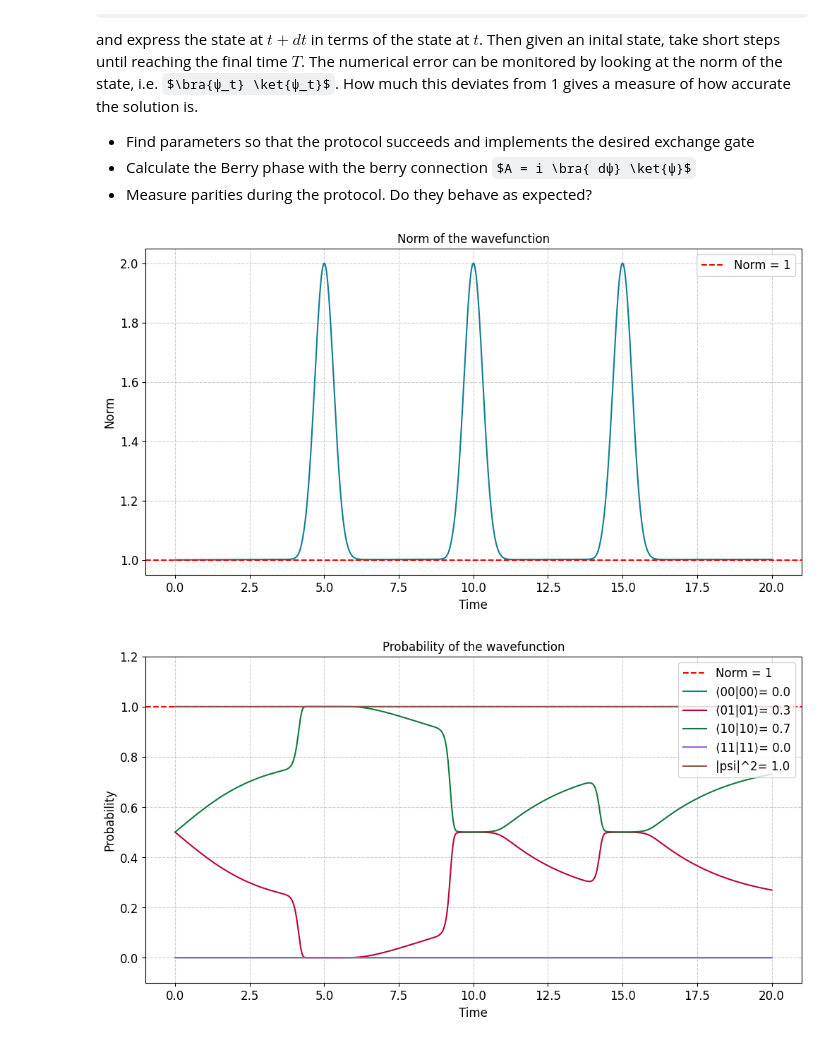
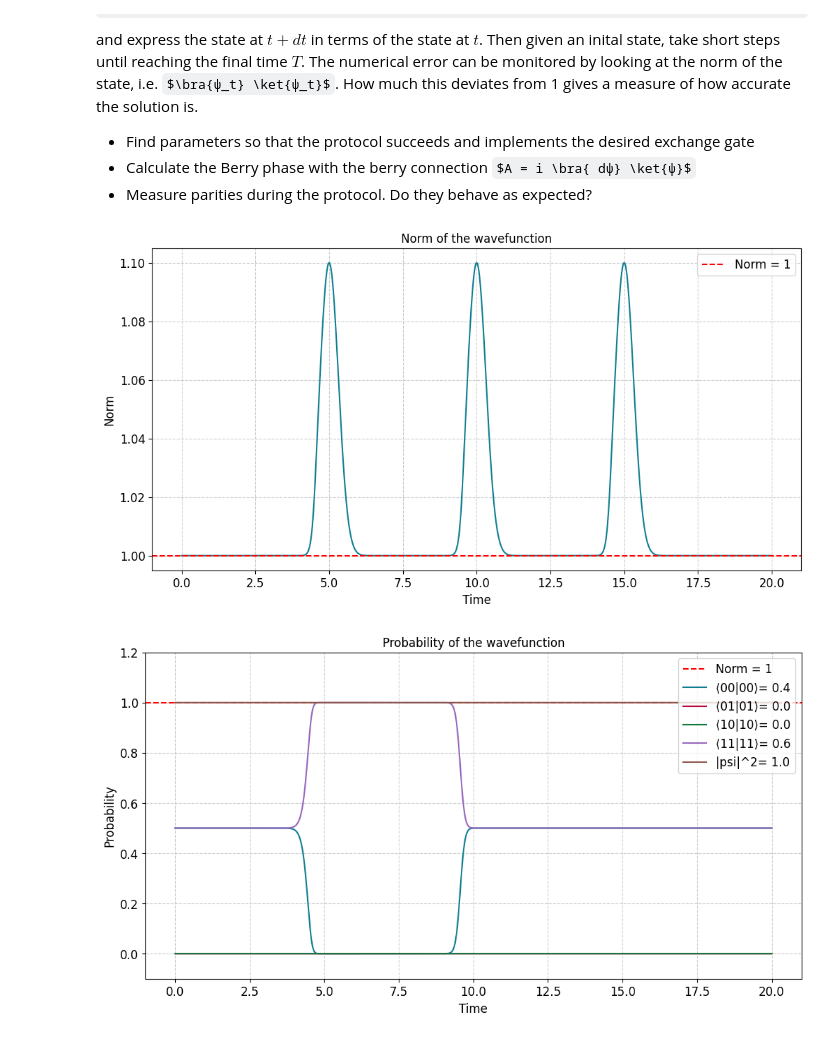
Before and after one commit to hishemok/FYS5419, a Jupyter notebook: Project_2/Braiding_project.ipynb, the cells around one changed output. Drawn from its saved outputs; the diff is of its cells as text; code cells hidden in the pictures; some formulas as TeX source.

```diff
--- a/Project_2/Braiding_project.ipynb
+++ b/Project_2/Braiding_project.ipynb
@@ -503,10 +503,9 @@ and express the state at $t+dt$ in terms of the state at $t$. Then given an init
  - Calculate the Berry phase with the berry connection $A = i \bra{ dψ} \ket{ψ}$
  - Measure parities during the protocol. Do they behave as expected?
 # %%
-delta_max = 100.0
-delta_min = 0.1
+delta_max = 10.0
+delta_min = 0.0
 s = 5
-
 T = 20
 dt = 0.01
 timesteps = int(T / dt)
@@ -530,32 +529,32 @@ for i in range(1,timesteps):
     psi[i] = psi[i-1] + 1j * Hi @ psi[i-1] * dt
     norm = np.linalg.norm(psi[i])
     psi[i] /= norm  # Normalize the wavefunction
 
     norms[i] = norm
 
 plt.figure(figsize=(12, 6))
 plt.plot(times, norms)
 plt.xlabel('Time', fontsize=12)
 plt.ylabel('Norm', fontsize=12)
 plt.title('Norm of the wavefunction', fontsize=12)
 plt.axhline(1, color='r', linestyle='--', label='Norm = 1')
 plt.legend()
 plt.show()
 
 
 plt.figure(figsize=(12, 6))
 plt.axhline(1, color='r', linestyle='--', label='Norm = 1')
 plt.plot(times, np.abs(psi[:,0])**2, label=f'⟨00|00⟩= {np.mean(np.abs(psi[:,0])**2):.1f}')
 plt.plot(times, np.abs(psi[:,1])**2, label=f'⟨01|01⟩= {np.mean(np.abs(psi[:,1])**2):.1f}')
 plt.plot(times, np.abs(psi[:,2])**2, label=f'⟨10|10⟩= {np.mean(np.abs(psi[:,2])**2):.1f}')
 plt.plot(times, np.abs(psi[:,3])**2, label=f'⟨11|11⟩= {np.mean(np.abs(psi[:,3])**2):.1f}')
 plt.plot(times, np.linalg.norm(psi,axis=1)**2, label=f'|psi|^2= {np.mean(np.linalg.norm(psi,axis=1)**2):.1f}')
 plt.xlabel('Time', fontsize=12)
 plt.ylabel('Probability', fontsize=12)
 plt.ylim(-0.1, 1.2)
 plt.title('Probability of the wavefunction', fontsize=12)
 plt.legend( loc='upper right')
 plt.show()
 # %% [output]
-[figure, old version]
+[figure, new version]
-[figure, old version]
+[figure, new version]
```
Also changed, not shown: parts of 3 cells of this notebook.
